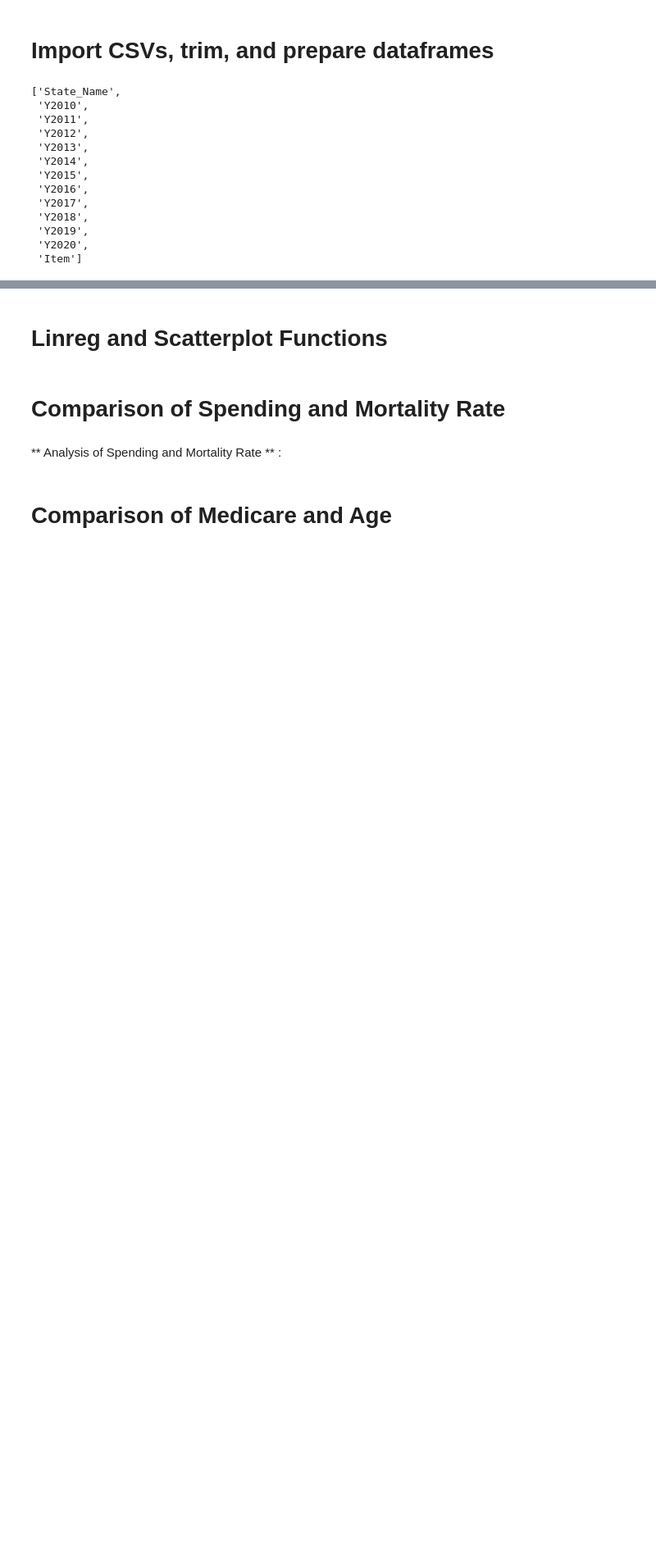
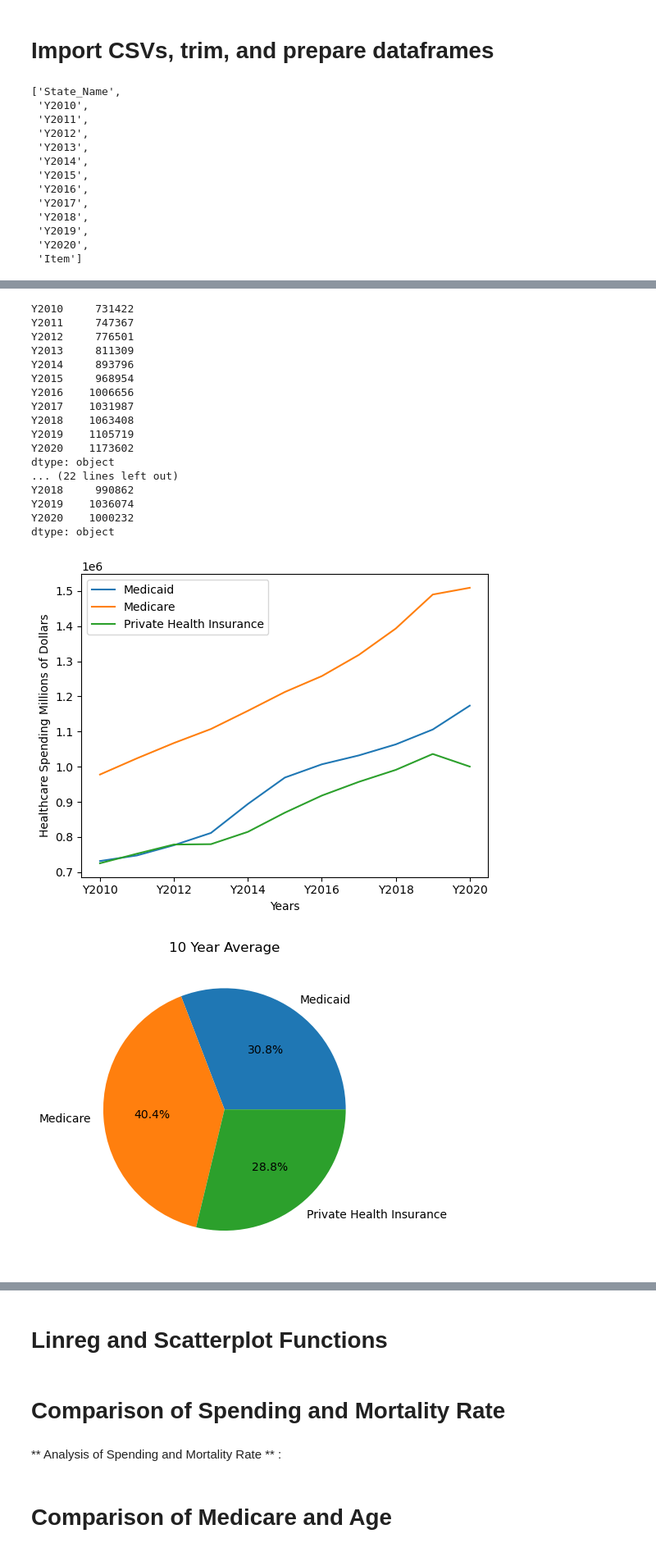
Before and after one commit to fuijo/Team-3-The-Outliers, a Jupyter notebook: HealthSpending.ipynb, the cells around one changed output, grey strips where cells are left out. Shown at 82% size. Saved outputs shown, nothing was run; the diff lists cells and outputs as text; code cells hidden in the pictures; blank space fills up the shorter version.

Commit message:
Added Cleaned data folder, and Graphs added the aggregate cleaned dataframs and made graphs for spending comparison

```diff
--- a/HealthSpending.ipynb
+++ b/HealthSpending.ipynb
@@ -92,0 +77,53 @@ plt.show()
+# %%
+SumCaidAgg = TCaidAgg_df.sum()
+SumCareAgg = TCareAgg_df.sum()
+SumPHIAgg = TPHIAgg_df.sum()
+SumCaidAgg = SumCaidAgg[["Y"+str(x) for x in range(2010,2021)]]
+SumCareAgg = SumCareAgg[["Y"+str(x) for x in range(2010,2021)]]
+SumPHIAgg = SumPHIAgg[["Y"+str(x) for x in range(2010,2021)]]
+Caid10YAvg = round(SumCaidAgg.mean(),2)
+Care10YAvg = round(SumCareAgg.mean(),2)
+PHI10YAvg = round(SumPHIAgg.mean(),2)
+#Graph the 3 different types of insurance payments over time.
+SumCaidAgg.plot(kind = 'line',label = 'Medicaid')
+SumCareAgg.plot(kind = 'line',label = 'Medicare')
+SumPHIAgg.plot(kind = 'line',label = 'Private Health Insurance')
+plt.xlabel('Years')
+plt.ylabel('Healthcare Spending Millions of Dollars')
+plt.legend(loc = 'best')
+plt.savefig(f"Graphs/HealthcareSpendingOverTime")
+plt.show()
+
+#Pie graph of 3 10 year Averages
+plt.pie([Caid10YAvg,Care10YAvg,PHI10YAvg],labels = ["Medicaid","Medicare","Private Health Insurance"],autopct='%1.1f%%')
+plt.title('10 Year Average')
+plt.savefig(f"Graphs/10YearSpendingAverage")
+plt.show()
+plt.pie([SumCaidAgg['Y2010'],SumCareAgg['Y2010'],SumPHIAgg['Y2010']],labels = ["Medicaid","Medicare","Private Health Insurance"],autopct='%1.1f%%')
+plt.title('2010 Total Helthcare Spending')
+plt.savefig(f"Graphs/2010SpendingPercentage")
+plt.show()
+plt.pie([SumCaidAgg['Y2020'],SumCareAgg['Y2020'],SumPHIAgg['Y2020']],labels = ["Medicaid","Medicare","Private Health Insurance"],autopct='%1.1f%%')
+plt.title('2020 Total Helthcare Spending')
+plt.savefig(f"Graphs/2020SpendingPercentage")
+plt.show()
+# %% [output]
+Y2010     731422
+Y2011     747367
+Y2012     776501
+Y2013     811309
+Y2014     893796
+Y2015     968954
+Y2016    1006656
+Y2017    1031987
+Y2018    1063408
+Y2019    1105719
+Y2020    1173602
+dtype: object
+... (22 lines left out)
+Y2018     990862
+Y2019    1036074
+Y2020    1000232
+dtype: object
+[figure, added]
+[figure, added]
```
Also changed, not shown: parts of 3 cells of this notebook, 7 other files.
